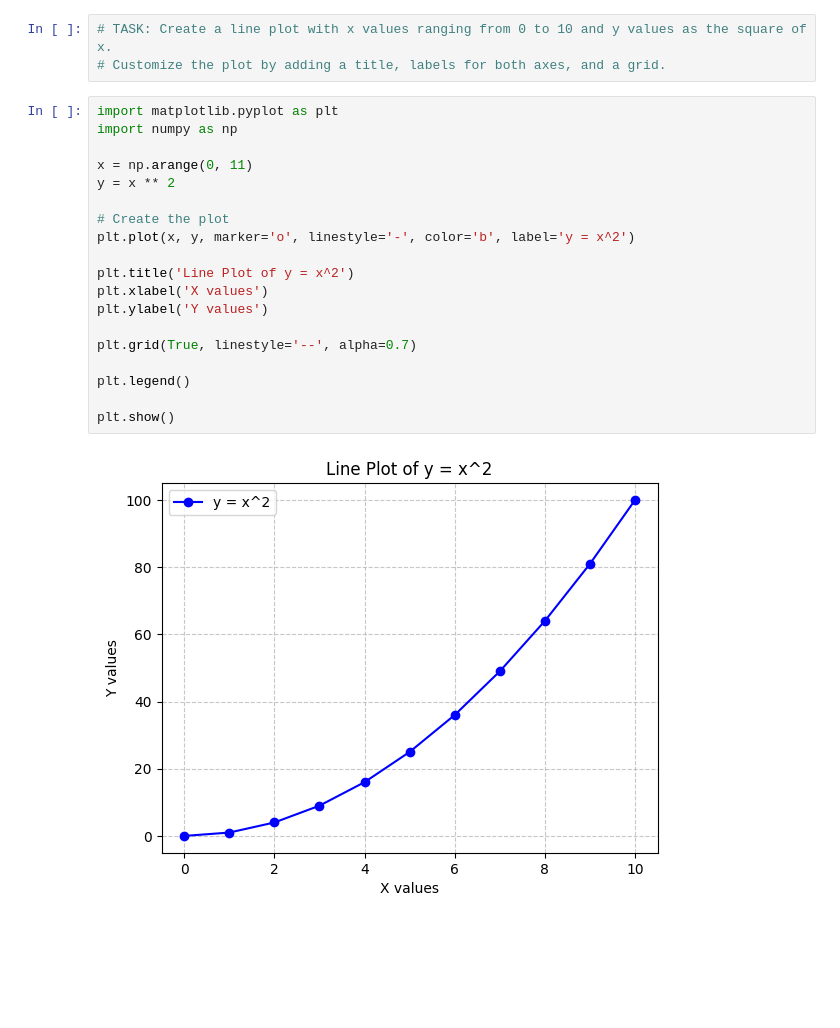
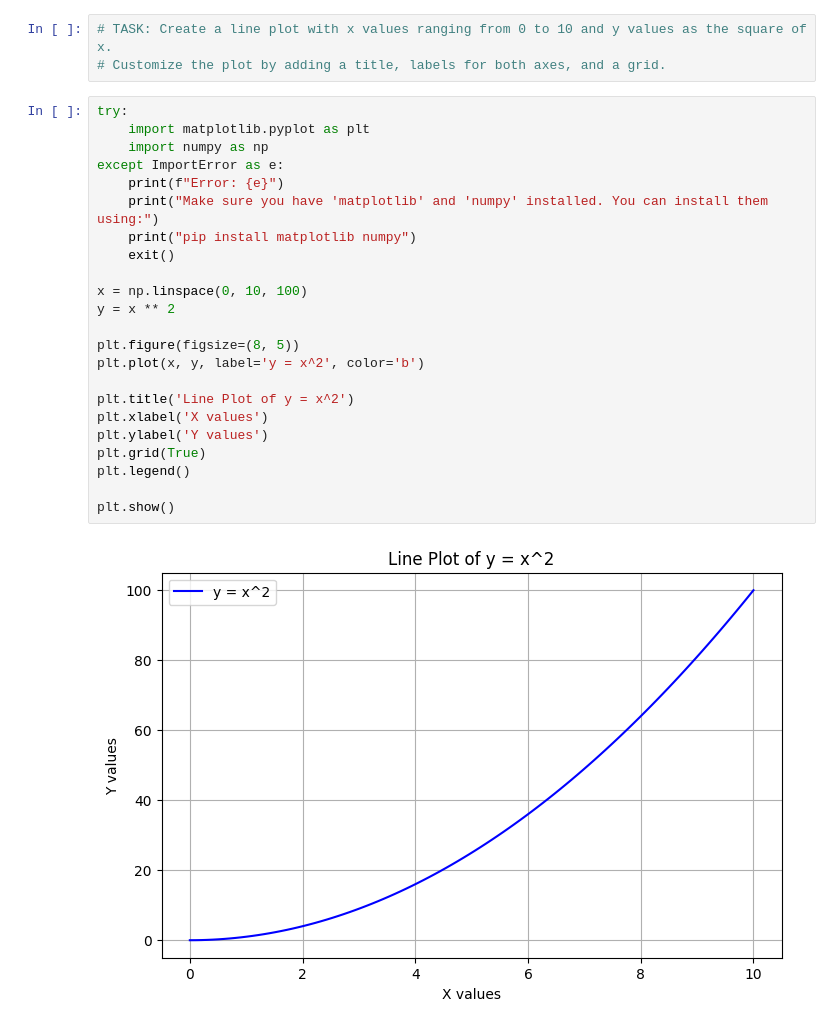
Before and after one commit to Nish-2003/python-jupyter-template, a Jupyter notebook: src/1-line-plot.ipynb, the cells around one changed output. Saved outputs shown, nothing was run; the diff lists cells and outputs as text; blank space fills up the shorter version.

```diff
--- a/src/1-line-plot.ipynb
+++ b/src/1-line-plot.ipynb
@@ -4,23 +4,27 @@
 # TASK: Create a line plot with x values ranging from 0 to 10 and y values as the square of x.
 # Customize the plot by adding a title, labels for both axes, and a grid.
 # %%
-import matplotlib.pyplot as plt
-import numpy as np
+try:
+    import matplotlib.pyplot as plt
+    import numpy as np
+except ImportError as e:
+    print(f"Error: {e}")
+    print("Make sure you have 'matplotlib' and 'numpy' installed. You can install them using:")
+    print("pip install matplotlib numpy")
+    exit()
 
-x = np.arange(0, 11)
+x = np.linspace(0, 10, 100)
 y = x ** 2
 
-# Create the plot
-plt.plot(x, y, marker='o', linestyle='-', color='b', label='y = x^2')
+plt.figure(figsize=(8, 5))
+plt.plot(x, y, label='y = x^2', color='b')
 
 plt.title('Line Plot of y = x^2')
 plt.xlabel('X values')
 plt.ylabel('Y values')
-
-plt.grid(True, linestyle='--', alpha=0.7)
-
+plt.grid(True)
 plt.legend()
 
 plt.show()
 # %% [output]
-[figure, old version]
+[figure, new version]
```
Also changed, not shown: 5 other files.
